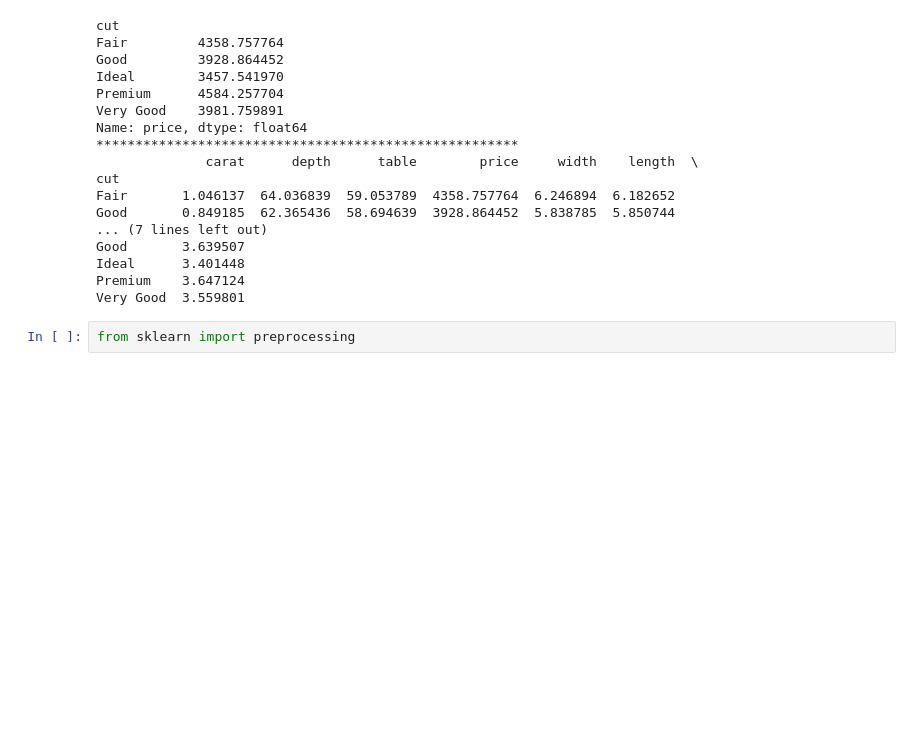
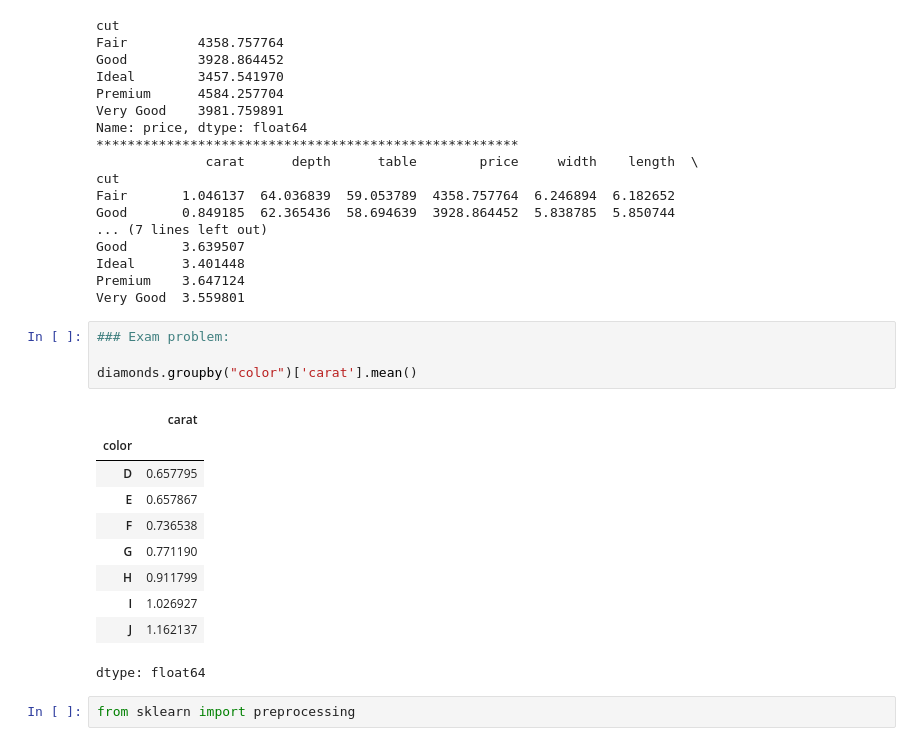
Before and after one commit to clearmindlearn/4510-Fall-2025, a Jupyter notebook: MidtermExam-4510/MidtermExam-4510.ipynb, the cells around one changed output. Cells and saved outputs as stored; diff of their text form; blank space fills up the shorter version.

```diff
--- a/MidtermExam-4510/MidtermExam-4510.ipynb
+++ b/MidtermExam-4510/MidtermExam-4510.ipynb
@@ -250,6 +250,21 @@ Good       3.639507
 Ideal      3.401448
 Premium    3.647124
 Very Good  3.559801
+# %%
+### Exam problem:
+
+diamonds.groupby("color")['carat'].mean()
+# %% [output]
+|  | carat |
+| color |  |
+| D | 0.657795 |
+| E | 0.657867 |
+| F | 0.736538 |
+| G | 0.771190 |
+| H | 0.911799 |
+| I | 1.026927 |
+| J | 1.162137 |
+dtype: float64
 # %%
 from sklearn import preprocessing
 # %%
```
Also changed, not shown: parts of 1 cell of this notebook, 2 other files.
